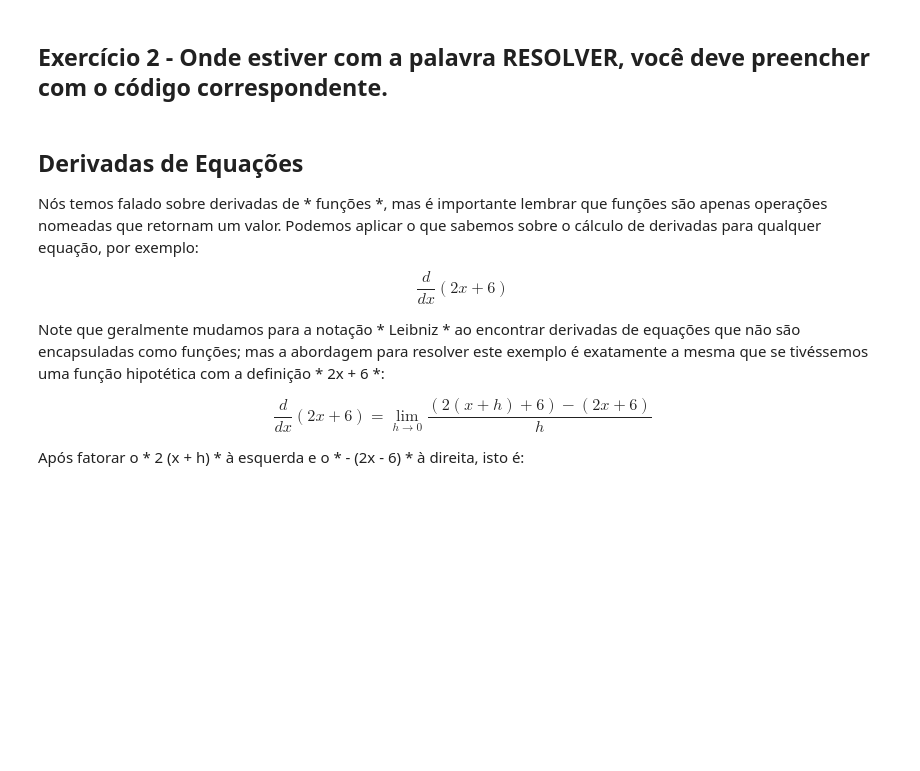
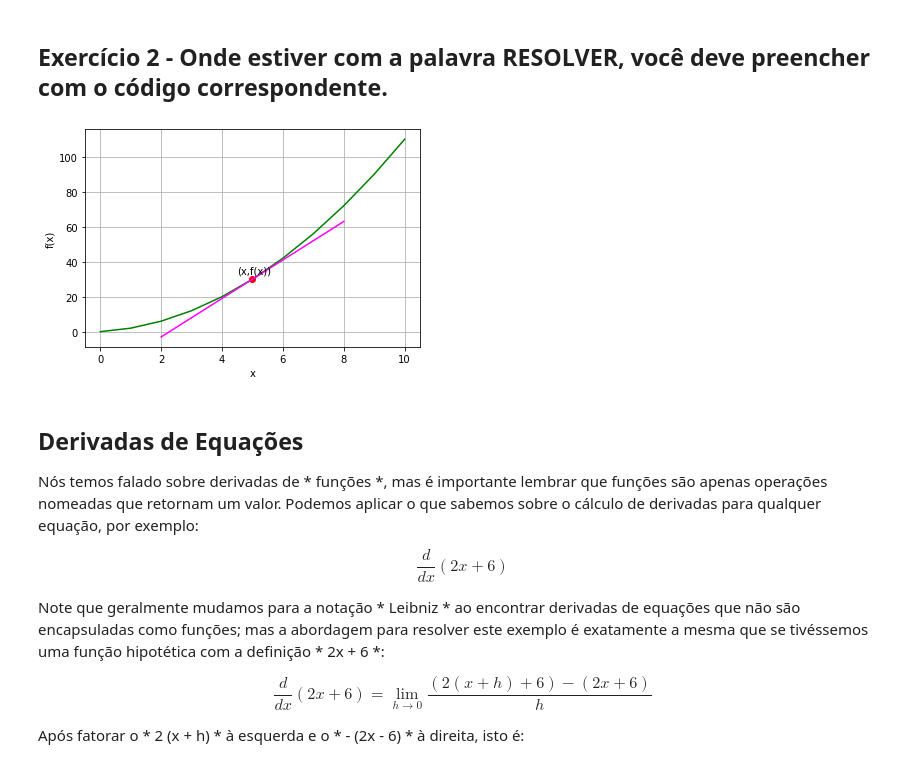
Before and after one commit to Angelicogfa/python-matematica-machine-learning, a Jupyter notebook: modulos/modulo-10/Exercicios09.ipynb, the cells around one changed output. Saved outputs shown, nothing was run; the diff lists cells and outputs as text; code cells hidden in the pictures; blank space fills up the shorter version.

```diff
--- a/modulos/modulo-10/Exercicios09.ipynb
+++ b/modulos/modulo-10/Exercicios09.ipynb
@@ -433,7 +446,8 @@ def f(x):
 
 # Função derivada para f
 # RESOLVER
-
+def fd(x):
+    return 2 * x + 1
 
 # Cria uma matriz de valores x de 0 a 10 para o plot.
 x = list(range(0, 11))
@@ -441,33 +455,35 @@ x = list(range(0, 11))
 # Use a função para obter os valores y
 y = [f(i) for i in x]
 
 # Define o ponto
 x1 = 5
 y1 = f(x1)
 
 # Calcula a derivada usando a função derivada
 m = fd(x1)
 
 # Define o gráfico
 plt.xlabel('x')
 plt.ylabel('f(x)')
 plt.grid()
 
 # Plot da função
 plt.plot(x,y, color='green')
 
 # Plot do ponto
 plt.scatter(x1,y1, c='red')
 plt.annotate('(x,f(x))',(x1,y1), xytext=(x1-0.5, y1+3))
 
 # Plot da linha tangente usando a derivada que calculamos
 xMin = x1 - 3
 yMin = y1 - (3*m)
 xMax = x1 + 3
 yMax = y1 + (3*m)
 plt.plot([xMin,xMax],[yMin,yMax], color='magenta')
 
 plt.show()
+# %% [output]
+[figure, added]
 # %% [markdown]
 ## Derivadas de Equações
 
```
Also changed, not shown: parts of 11 cells of this notebook.
